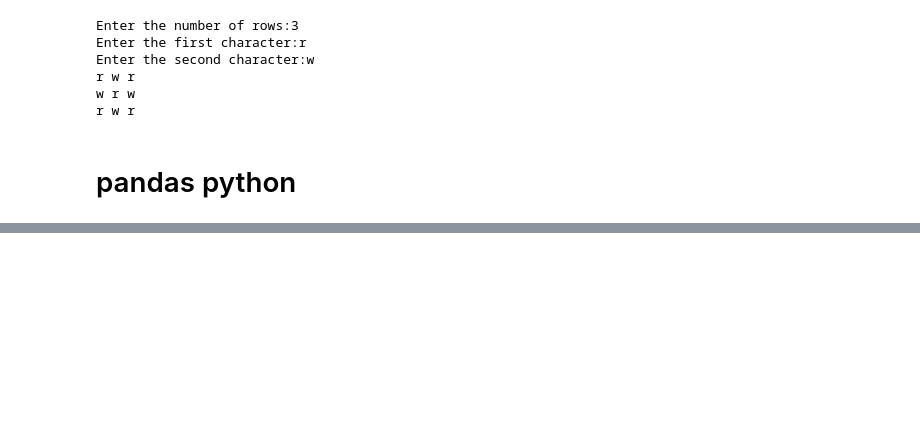
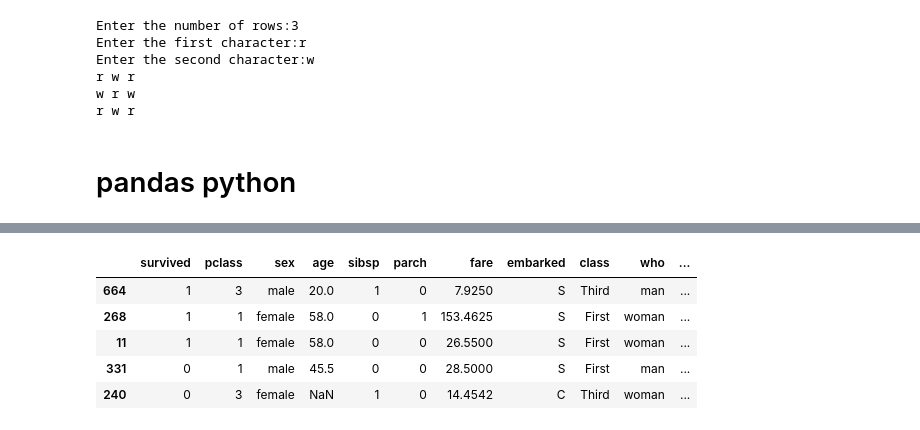
Before and after one commit to UsmanShafeeq/Advanced-Machine-Learning-Project, a Jupyter notebook: basic_logic.ipynb, the cells around one changed output, grey strips where cells are left out. Saved outputs shown, nothing was run; the diff lists cells and outputs as text; code cells hidden in the pictures; blank space fills up the shorter version.

```diff
--- a/basic_logic.ipynb
+++ b/basic_logic.ipynb
@@ -395,0 +430,9 @@ r w r
+# %%
+df.sample(5)
+# %% [output]
+|  | survived | pclass | sex | age | sibsp | parch | fare | embarked | class | who | ... |
+| 664 | 1 | 3 | male | 20.0 | 1 | 0 | 7.9250 | S | Third | man | ... |
+| 268 | 1 | 1 | female | 58.0 | 0 | 1 | 153.4625 | S | First | woman | ... |
+| 11 | 1 | 1 | female | 58.0 | 0 | 0 | 26.5500 | S | First | woman | ... |
+| 331 | 0 | 1 | male | 45.5 | 0 | 0 | 28.5000 | S | First | man | ... |
+| 240 | 0 | 3 | female | NaN | 1 | 0 | 14.4542 | C | Third | woman | ... |
```
Also changed, not shown: parts of 26 cells of this notebook.
